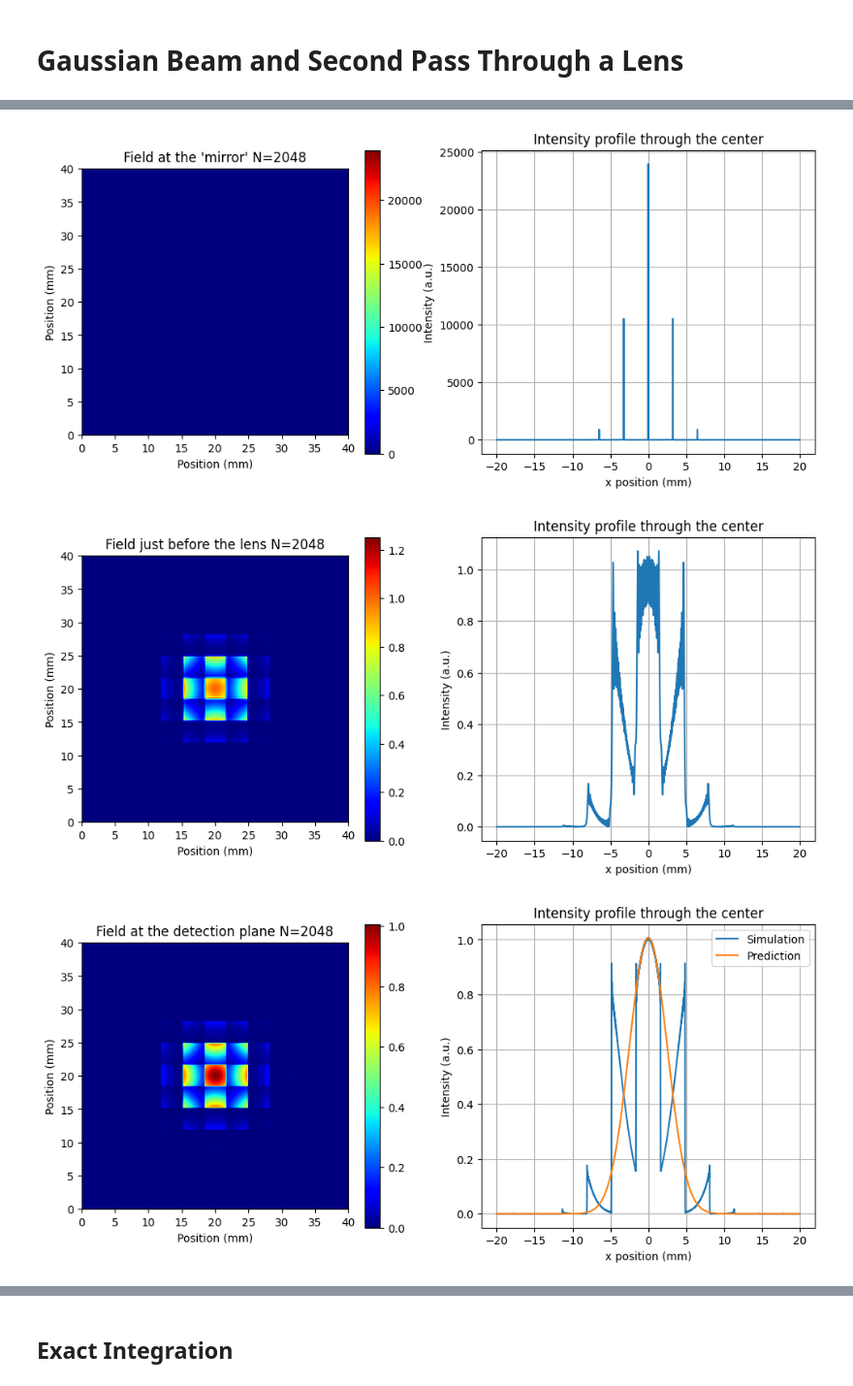
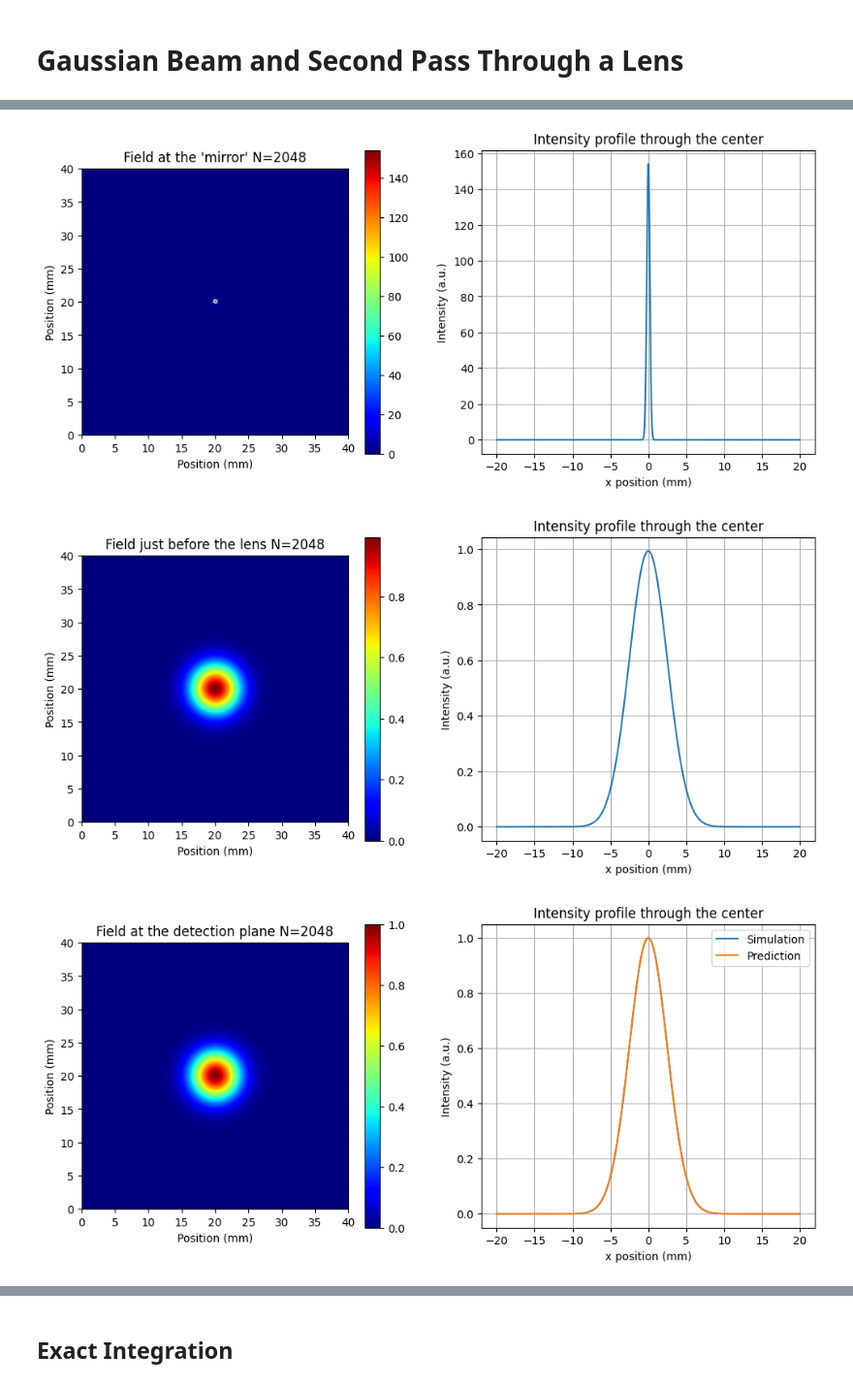
Before and after one commit to guilhermebaos/LightPipes-tutorials, a Jupyter notebook: Ideas/02-Gauss-Reconstruction.ipynb, the cells around one changed output, grey strips where cells are left out. Shown at 97% size. Saved outputs shown, nothing was run; the diff lists cells and outputs as text; code cells hidden in the pictures.

```diff
--- a/Ideas/02-Gauss-Reconstruction.ipynb
+++ b/Ideas/02-Gauss-Reconstruction.ipynb
@@ -47,17 +49,21 @@ def plot_Field(Field: lp.field.Field, cmap="jet", title="Field") -> None:
 # %%
 # Parameters
 size = 40 * lp.mm # size of the grid
-wave = 632.8e-2 * lp.nm # wavelength of HeNe laser
+wave = 632.8 * lp.nm # wavelength of HeNe laser
 N = 2048 # number (NxN) of grid pixels
 h = size / N
 
+wave = 632.8 * lp.nm # wavelength of HeNe laser
+
+# Laser Beam Settings
 k = 2 * np.pi / wave
+w0 = 5 * lp.mm # laser beam waist
+zr = np.pi * w0**2 / wave
 
-# Laser Beam
-w0 = 5 * lp.mm # laser beam waist
+print(f"zR = {zr / lp.mm}mm")
 
 # Parameters
-d1 = 10 * lp.m # distance from the lens to 0
+dl = 10 * lp.m # distance from the lens to 0
 f = 10 * lp.m # focal length of the lens
 
 
@@ -67,7 +73,7 @@ Field = lp.GaussBeam(Field, w0)
 plot_Field(Field, title="Field at the start")
 
 # Propagate the laser some distance
-Field = lp.Forvard(Field, d1)
+Field = lp.Forvard(Field, dl)
 plot_Field(Field, title="Field just before the lens")
 
 
@@ -75,6 +81,14 @@ plot_Field(Field, title="Field just before the lens")
 Field = lp.Lens(Field, f)
 Field = lp.Forvard(Field, f)
 plot_Field(Field, title="Field at the 'mirror'")
+
+I = lp.Intensity(Field, flag=0)
+# print(I[N//2, N//2 - 10: N//2 + 10])
+
+
+# Beam waist after lens
+wlens = (wave * (dl**2 + zr**2) / (np.pi * zr))**(0.5)
+print(wlens / lp.mm)
 
 
 # "Reflect" the beam and propagate back to the lens
@@ -84,7 +98,7 @@ plot_Field(Field, title="Field just before the lens")
 
 # Propagate to the detection plane
 Field = lp.Lens(Field, f)
-Field = lp.Forvard(Field, d1)
+Field = lp.Forvard(Field, dl)
 plot_Field(Field, title="Field at the detection plane")
 
 
@@ -92,11 +106,12 @@ plot_Field(Field, title="Field at the detection plane")
 I = lp.Intensity(Field, flag=0)
 Imax = np.max(I[N//2])
 
+
 # ABCD matriz of the propagtion -> lens -> propagation -> lens -> propagation
-prop1 = np.array([[1, d1], [0, 1]])
+prop1 = np.array([[1, dl], [0, 1]])
 prop2 = np.array([[1, f], [0, 1]])
 lens = np.array([[1, 0], [-1/f, 1]])
-ABCD = prop1 @ (lens @ (prop2 @ (prop2 @ (lens @ prop1))))
+ABCD = prop1 @ lens @ prop2 @ prop2 @ lens @ prop1
 print(ABCD)
 
 
@@ -128,8 +145,8 @@ plt.show()
 [[-1.  0.]
  [ 0. -1.]]
 [figure]
 [figure]
-[figure, old version]
+[figure, new version]
-[figure, old version]
+[figure, new version]
-[figure, old version]
+[figure, new version]
 [figure]
```
Also changed, not shown: parts of 3 cells of this notebook, 1 other file.
